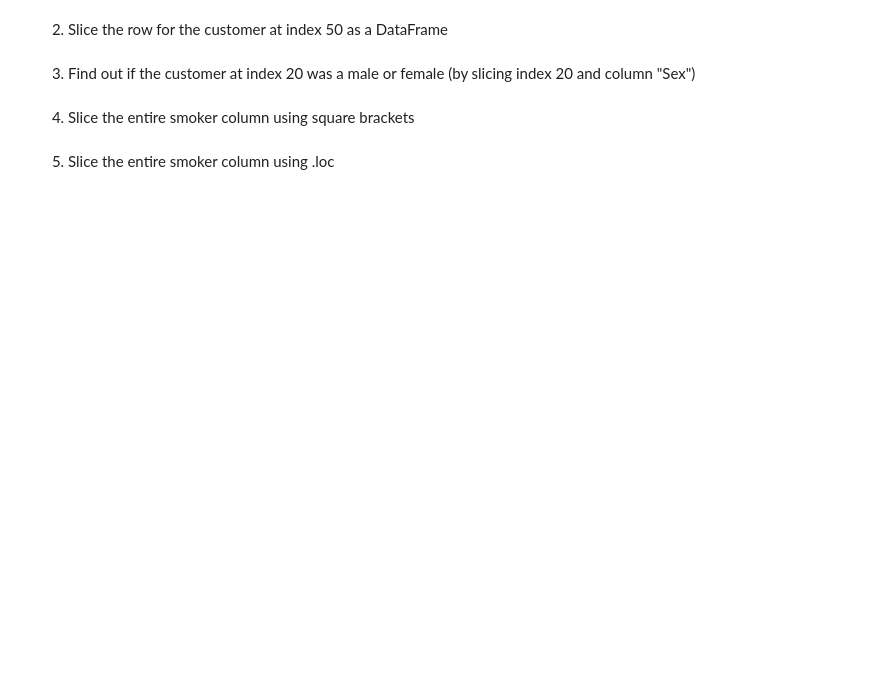
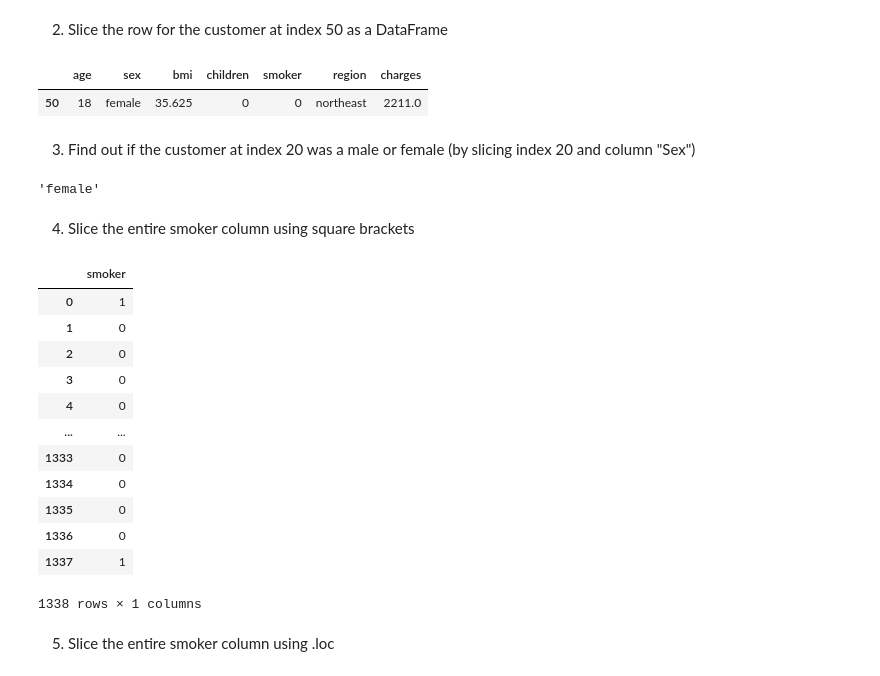
Before and after one commit to SamarBaghdadi/CodingDojo_DS_V23, a Jupyter notebook: Insurance_Data_Starter_Notebook.ipynb, the cells around one changed output. Saved outputs shown, nothing was run; the diff lists cells and outputs as text; code cells hidden in the pictures; blank space fills up the shorter version.

```diff
--- a/Insurance_Data_Starter_Notebook.ipynb
+++ b/Insurance_Data_Starter_Notebook.ipynb
@@ -51,10 +51,11 @@ fname='/content/drive/MyDrive/CodingDojo/01-Fundamentals/Week02/Data/insurance_m
 # %%
 # Include needed import(s)
 import pandas as pd
+import numpy as np
 
 # Load in the file as a Pandas dataframe named df_insurance
-df_insurance=pd.read_csv(fname)
-df_insurance.head()
+df=pd.read_csv(fname)
+df.head()
 # %% [output]
 |  | age | sex | bmi | children | smoker | region | charges |
 | 0 | 19 | female | 27.900 | 0 | 1 | southwest | 16885.0 |
@@ -142,14 +154,36 @@ ___
 2) Slice the row for the customer at index 50 as a DataFrame
 # %%
 # Use double brackets so the output is a Pandas Dataframe
+df.loc[[50]]
+# %% [output]
+|  | age | sex | bmi | children | smoker | region | charges |
+| 50 | 18 | female | 35.625 | 0 | 0 | northeast | 2211.0 |
 # %% [markdown]
 3) Find out if the customer at index 20 was a male or female (by slicing index 20 and column "Sex")
 # %%
 # find out if the customer at index 20 was a male or female by slicing index 20 and column "Sex"
+df.loc[50,'sex']
+# %% [output]
+'female'
 # %% [markdown]
 4) Slice the entire smoker column using square brackets
 # %%
 # Slice the entire smoker column using square brackets
+df[['smoker']]
+# %% [output]
+|  | smoker |
+| 0 | 1 |
+| 1 | 0 |
+| 2 | 0 |
+| 3 | 0 |
+| 4 | 0 |
+| ... | ... |
+| 1333 | 0 |
+| 1334 | 0 |
+| 1335 | 0 |
+| 1336 | 0 |
+| 1337 | 1 |
+1338 rows × 1 columns
 # %% [markdown]
 5) Slice the entire smoker column using .loc
 # %%
```
Also changed, not shown: parts of 13 cells of this notebook.
